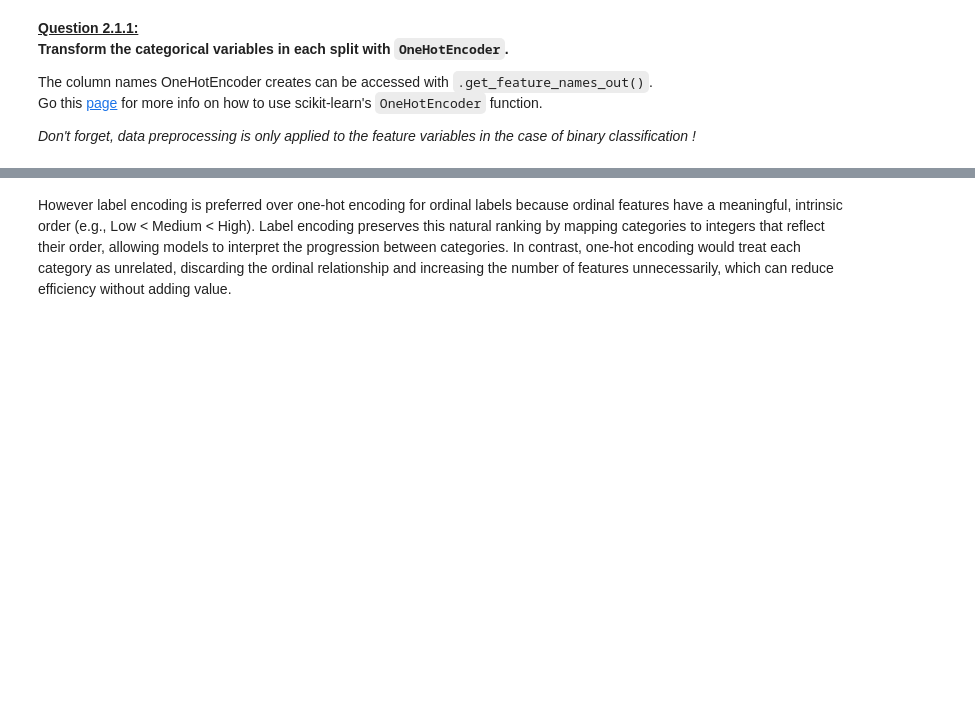
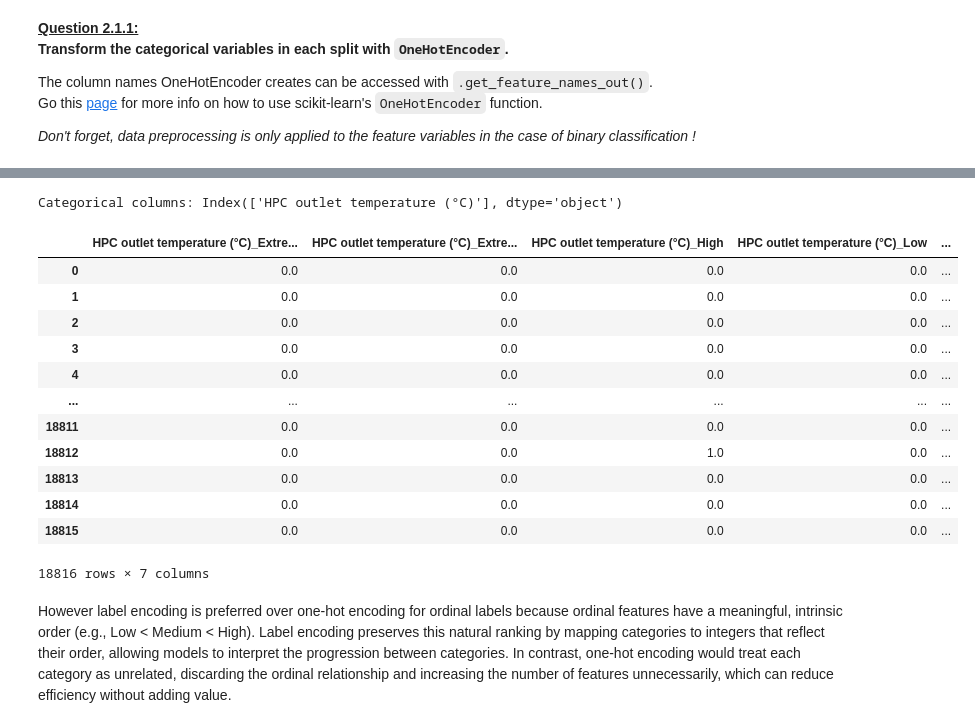
Before and after one commit to KpihX/rocket-durability-ai, a Jupyter notebook: ML_DL_NASA_2025.ipynb, the cells around one changed output, grey strips where cells are left out. Saved outputs shown, nothing was run; the diff lists cells and outputs as text; code cells hidden in the pictures; blank space fills up the shorter version.

Commit message:
onehot encoder

```diff
--- a/ML_DL_NASA_2025.ipynb
+++ b/ML_DL_NASA_2025.ipynb
@@ -212,3 +234,33 @@ onehot_encoder = One
+# %%
+categorical_cols = X_train.select_dtypes(include=['category']).columns
+print("Categorical columns:", categorical_cols)
+
+onehot_encoder = OneHotEncoder(sparse_output=False)
+
+X_train_onehot = onehot_encoder.fit_transform(X_train[categorical_cols])
+X_test_onehot = onehot_encoder.transform(X_test[categorical_cols])
+
+onehot_features = onehot_encoder.get_feature_names_out()
+
+X_train_onehot = pd.DataFrame(X_train_onehot, columns=onehot_features)
+X_test_onehot = pd.DataFrame(X_test_onehot, columns=onehot_features)
+
+X_train_onehot
+# %% [output]
+Categorical columns: Index(['HPC outlet temperature (°C)'], dtype='object')
+|  | HPC outlet temperature (°C)_Extre... | HPC outlet temperature (°C)_Extre... | HPC outlet temperature (°C)_High | HPC outlet temperature (°C)_Low | ... |
+| 0 | 0.0 | 0.0 | 0.0 | 0.0 | ... |
+| 1 | 0.0 | 0.0 | 0.0 | 0.0 | ... |
+| 2 | 0.0 | 0.0 | 0.0 | 0.0 | ... |
+| 3 | 0.0 | 0.0 | 0.0 | 0.0 | ... |
+| 4 | 0.0 | 0.0 | 0.0 | 0.0 | ... |
+| ... | ... | ... | ... | ... | ... |
+| 18811 | 0.0 | 0.0 | 0.0 | 0.0 | ... |
+| 18812 | 0.0 | 0.0 | 1.0 | 0.0 | ... |
+| 18813 | 0.0 | 0.0 | 0.0 | 0.0 | ... |
+| 18814 | 0.0 | 0.0 | 0.0 | 0.0 | ... |
+| 18815 | 0.0 | 0.0 | 0.0 | 0.0 | ... |
+18816 rows × 7 columns
 # %% [markdown]
 However label encoding is preferred over one-hot encoding for ordinal labels because ordinal features have a meaningful, intrinsic order (e.g., Low < Medium < High). Label encoding preserves this natural ranking by mapping categories to integers that reflect their order, allowing models to interpret the progression between categories. In contrast, one-hot encoding would treat each category as unrelated, discarding the ordinal relationship and increasing the number of features unnecessarily, which can reduce efficiency without adding value.
 # %% [markdown]
```
Also changed, not shown: parts of 6 cells of this notebook.
